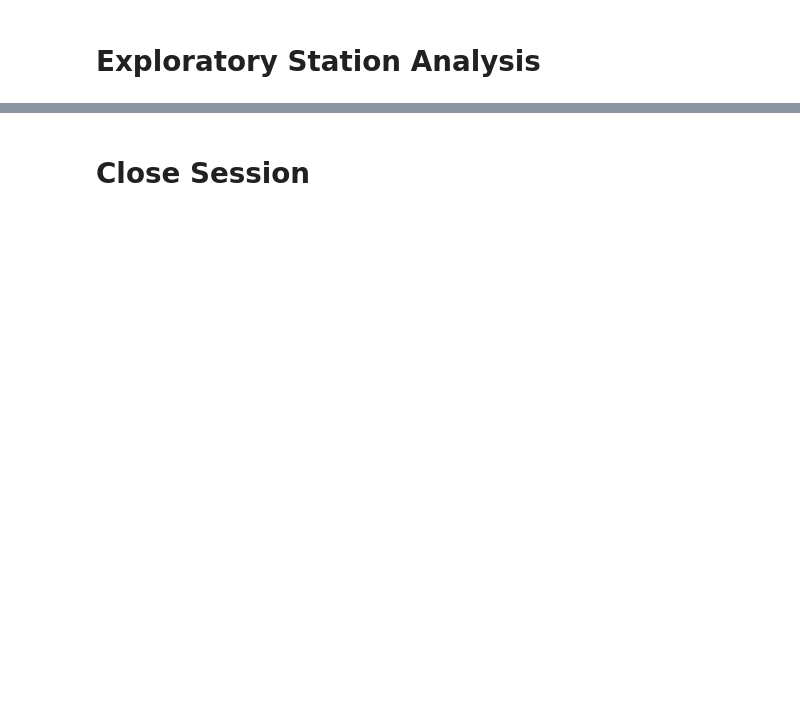
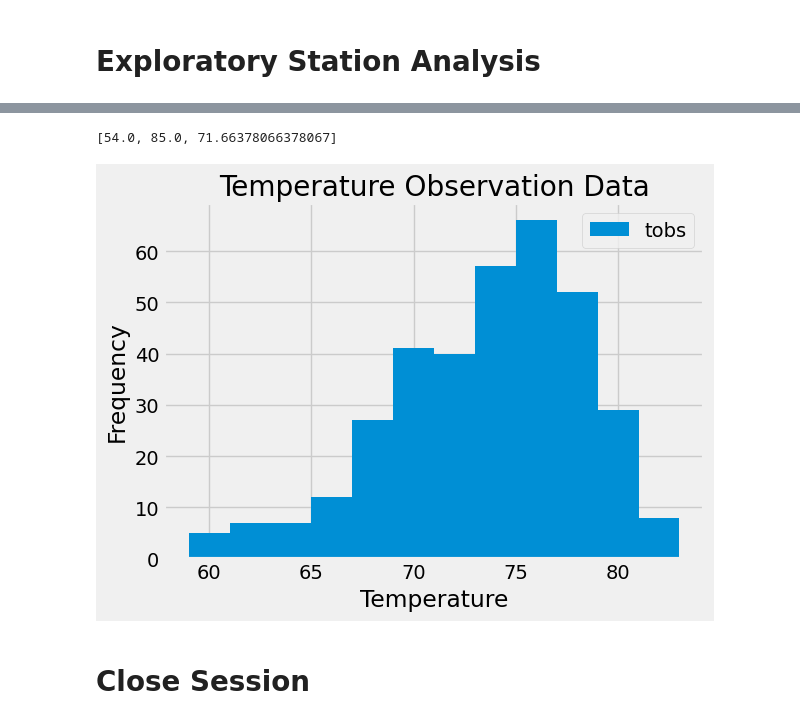
Before and after one commit to PerryMark773/sqlalchemy-challenge, a Jupyter notebook: SurfsUp/climate_starter.ipynb, the cells around one changed output, grey strips where cells are left out. Drawn from its saved outputs; the diff is of its cells as text; code cells hidden in the pictures; blank space fills up the shorter version.

```diff
--- a/SurfsUp/climate_starter.ipynb
+++ b/SurfsUp/climate_starter.ipynb
@@ -90,5 +137,13 @@ activeStation
 # %%
 # Design a query to find the most active stations (i.e. which stations have the most rows?)
 # List the stations and their counts in descending order.
-for stations in station:
+
+# Query to find the most active stations
+active_stations = session.query(measurement.station, func.count(measurement.station)).\
+                  group_by(measurement.station).\
+                  order_by(func.count(measurement.station).desc()).all()
+
+# Print the stations and their counts in descending order
+for station, count in active_stations:
+    print(f"Station: {station}, Count: {count}")
 # %% [output]
@@ -114,3 +159,42 @@ Text(0.5, 4.183333333333314, 'Temperature')
+# %%
+# Using the most active station id from the previous query, calculate the lowest, highest, and average temperature.
+
+# Retrieve the most active station ID from the previous query
+most_active_station = active_stations[0][0]
+
+# Query to calculate the lowest, highest, and average temperature for the most active station
+temperature_stats = session.query(func.min(measurement.tobs), func.max(measurement.tobs), func.avg(measurement.tobs)).\
+                    filter(measurement.station == most_active_station).all()
+print(list(temperature_stats[0]))
+# %% [output]
+[54.0, 85.0, 71.66378066378067]
+# %%
+# Using the most active station id
+# Query the last 12 months of temperature observation data for this station and plot the results as a histogram
+
+# Query the last 12 months of temperature observation data for the most active station
+temperature_data = session.query(measurement.date, measurement.tobs).\
+                   filter(measurement.station == most_active_station).\
+                   filter(measurement.date >= one_year_ago).all()
+
+# Extract the temperatures from the query results
+temperatures = [temp for date, temp in temperature_data]
+
+# Plot the results as a histogram
+plt.hist(temperatures, bins=12, label = 'tobs')
+plt.legend()
+# Set the x-axis and y-axis labels
+plt.xlabel('Temperature')
+plt.ylabel('Frequency')
+
+# Set the chart title
+plt.title('Temperature Observation Data')
+
+# Display the histogram
+plt.tight_layout()
+plt.show()
+# %% [output]
+[figure, added]
 # %% [markdown]
 # Close Session
 # %%
```
Also changed, not shown: parts of 13 cells of this notebook, 1 other file.
